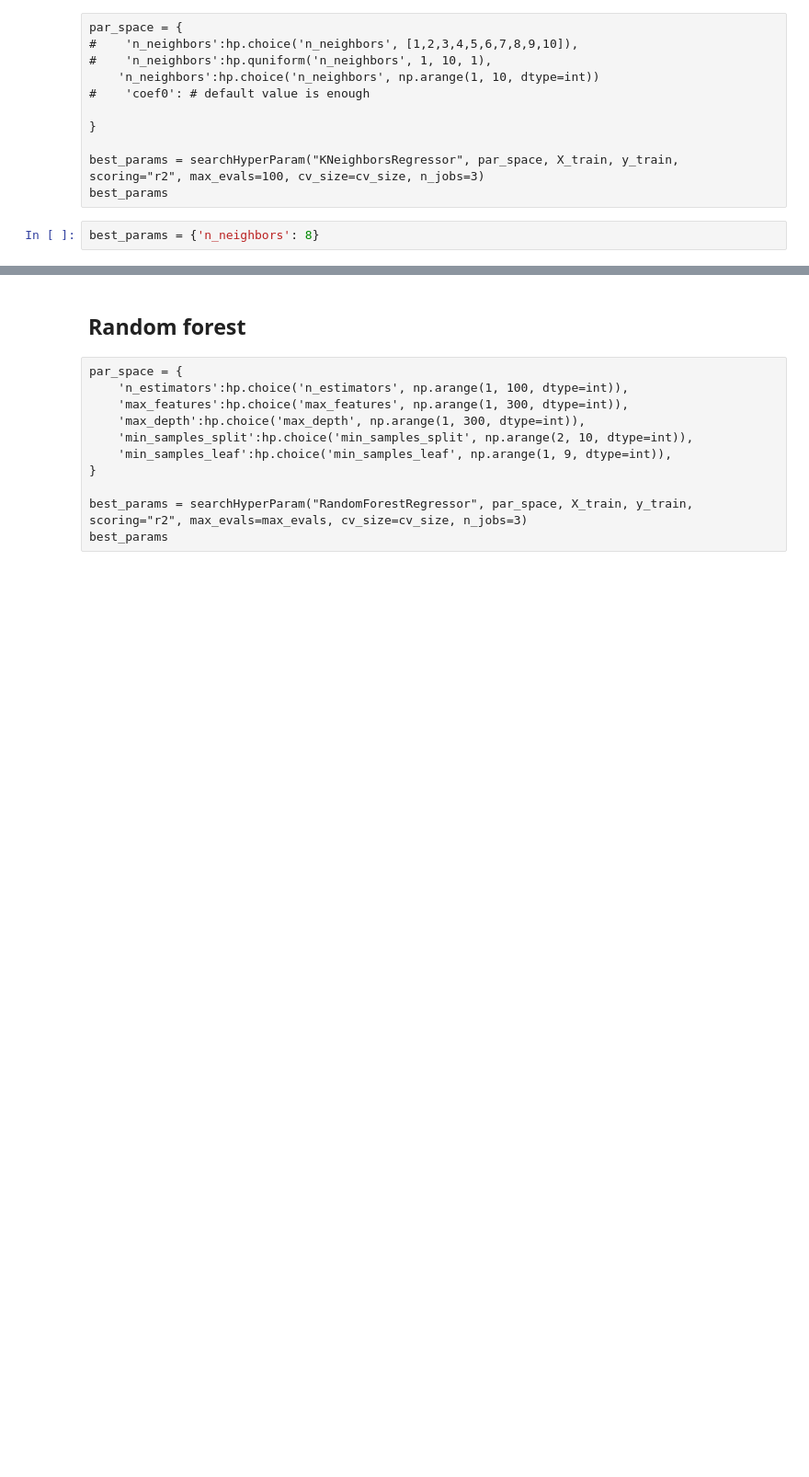
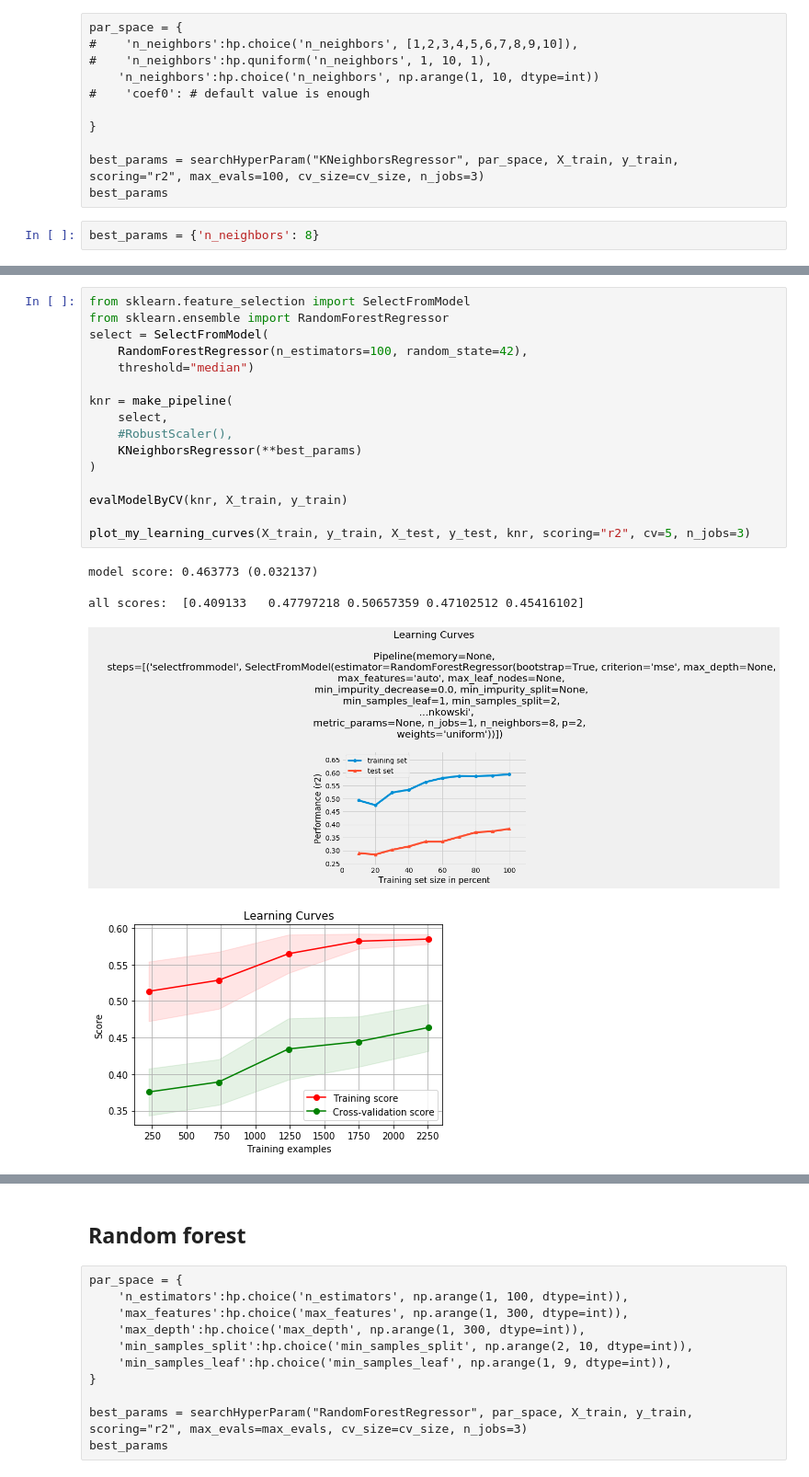
Before and after one commit to alancet/test, a Jupyter notebook: kaggle/mercedes/src/my_predict.ipynb, the cells around one changed output, grey strips where cells are left out. Shown at 92% size. Saved outputs shown, nothing was run; the diff lists cells and outputs as text; blank space fills up the shorter version.

```diff
--- a/kaggle/mercedes/src/my_predict.ipynb
+++ b/kaggle/mercedes/src/my_predict.ipynb
@@ -1136,3 +1251,25 @@ model score: 0.475911 (0.029694)
 all scores:  [0.42226043 0.49608089 0.50629492 0.48734827 0.46757152]
 [figure]
 [figure]
+# %%
+from sklearn.feature_selection import SelectFromModel
+from sklearn.ensemble import RandomForestRegressor
+select = SelectFromModel(
+    RandomForestRegressor(n_estimators=100, random_state=42),
+    threshold="median")
+
+knr = make_pipeline(
+    select,
+    #RobustScaler(),
+    KNeighborsRegressor(**best_params)
+)
+
+evalModelByCV(knr, X_train, y_train)
+
+plot_my_learning_curves(X_train, y_train, X_test, y_test, knr, scoring="r2", cv=5, n_jobs=3)
+# %% [output]
+model score: 0.463773 (0.032137)
+
+all scores:  [0.409133   0.47797218 0.50657359 0.47102512 0.45416102]
+[figure, added]
+[figure, added]
```
Also changed, not shown: parts of 15 cells of this notebook.
